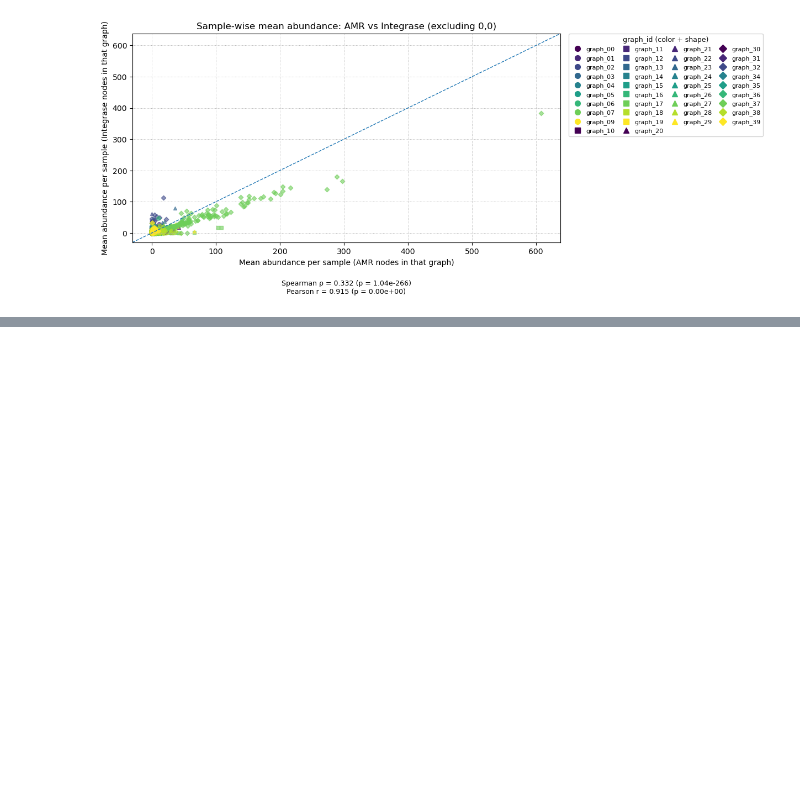
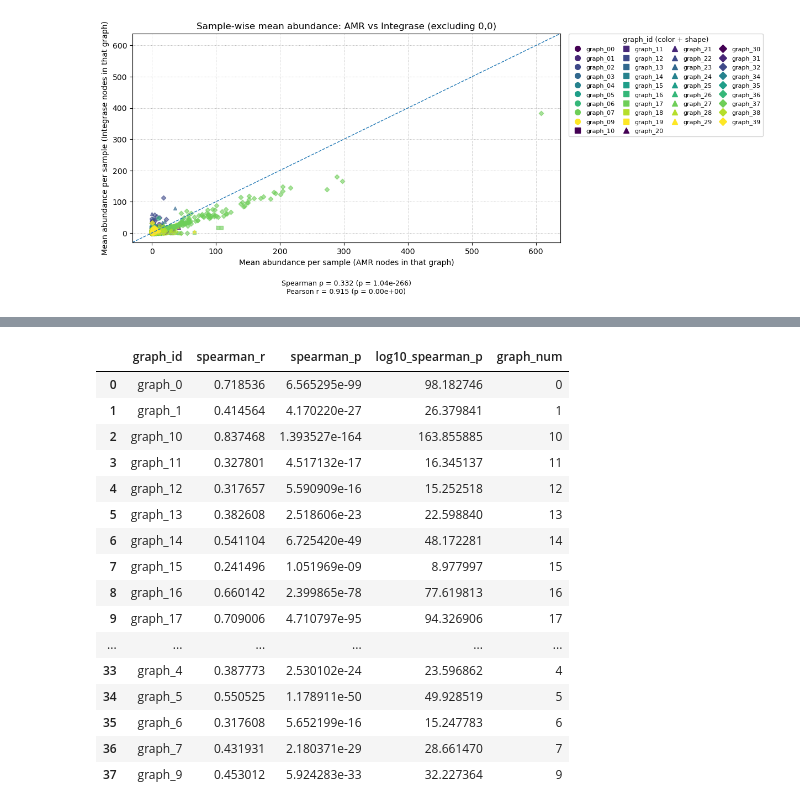
Before and after one commit to IngiumDev/bgc-subgraph-search, a Jupyter notebook: AMR_analysis/analyze_amr_integrase_node_prevalance.ipynb, the cells around one changed output, grey strips where cells are left out. Drawn from its saved outputs; the diff is of its cells as text; code cells hidden in the pictures; blank space fills up the shorter version.

```diff
--- a/AMR_analysis/analyze_amr_integrase_node_prevalance.ipynb
+++ b/AMR_analysis/analyze_amr_integrase_node_prevalance.ipynb
@@ -412,0 +507,20 @@ plot_sample_scatter_fast(
+# %%
+spearman_by_graph_df
+# %% [output]
+|  | graph_id | spearman_r | spearman_p | log10_spearman_p | graph_num |
+| 0 | graph_0 | 0.718536 | 6.565295e-99 | 98.182746 | 0 |
+| 1 | graph_1 | 0.414564 | 4.170220e-27 | 26.379841 | 1 |
+| 2 | graph_10 | 0.837468 | 1.393527e-164 | 163.855885 | 10 |
+| 3 | graph_11 | 0.327801 | 4.517132e-17 | 16.345137 | 11 |
+| 4 | graph_12 | 0.317657 | 5.590909e-16 | 15.252518 | 12 |
+| 5 | graph_13 | 0.382608 | 2.518606e-23 | 22.598840 | 13 |
+| 6 | graph_14 | 0.541104 | 6.725420e-49 | 48.172281 | 14 |
+| 7 | graph_15 | 0.241496 | 1.051969e-09 | 8.977997 | 15 |
+| 8 | graph_16 | 0.660142 | 2.399865e-78 | 77.619813 | 16 |
+| 9 | graph_17 | 0.709006 | 4.710797e-95 | 94.326906 | 17 |
+| ... | ... | ... | ... | ... | ... |
+| 33 | graph_4 | 0.387773 | 2.530102e-24 | 23.596862 | 4 |
+| 34 | graph_5 | 0.550525 | 1.178911e-50 | 49.928519 | 5 |
+| 35 | graph_6 | 0.317608 | 5.652199e-16 | 15.247783 | 6 |
+| 36 | graph_7 | 0.431931 | 2.180371e-29 | 28.661470 | 7 |
+| 37 | graph_9 | 0.453012 | 5.924283e-33 | 32.227364 | 9 |
```
Also changed, not shown: parts of 3 cells of this notebook.
